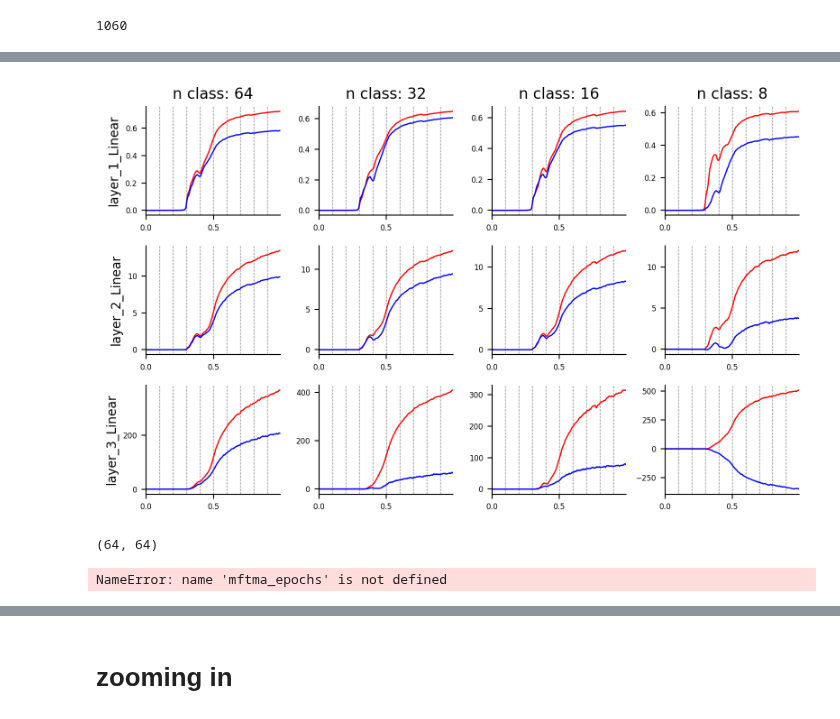
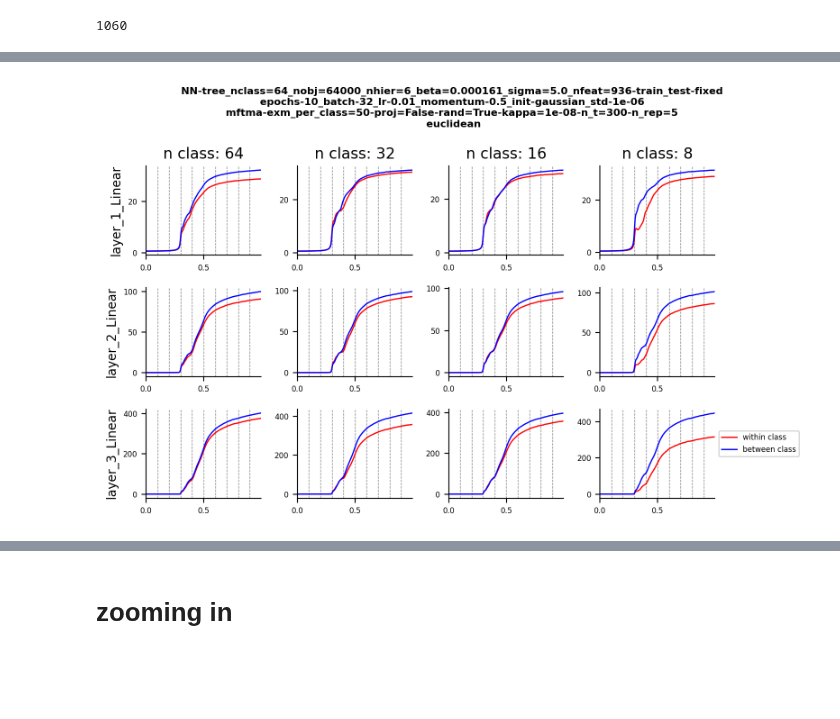
Before and after one commit to eghbalhosseini/neural_manifolds, a Jupyter notebook: inspect_center_covar.ipynb, the cells around one changed output, grey strips where cells are left out. Saved outputs shown, nothing was run; the diff lists cells and outputs as text; code cells hidden in the pictures; blank space fills up the shorter version.

```diff
--- a/inspect_center_covar.ipynb
+++ b/inspect_center_covar.ipynb
@@ -55,7 +55,7 @@ epoch_factor=1e3*np.ceil(np.max(batches)/1e3)
 epoch_batch=epoch_factor*epochs+batches
 # %%
 # load mftma files
-data_=pickle.load(open(os.path.join(analyze_dir,analyze_identifier,model_identifier,train_identifier, f'{model_identifier}_center_covar_pooled.pkl'), 'rb'))
+data_=pickle.load(open(os.path.join(analyze_dir,analyze_identifier,model_identifier,train_identifier, f'{model_identifier}_cosine_center_covar_pooled.pkl'), 'rb'))
 
 covar_res=data_['center_covar_results']
 #if not os.path.exists(os.path.join(result_dir,analyze_identifier,model_identifier)):
@@ -410,50 +423,46 @@ ax.plot(moving_average(x_bar,av_window),moving_average(hier_within_between[1][0,
 ax.plot(moving_average(x_bar,av_window),moving_average(hier_within_between[1][1,:],av_window),color=(0,0,1),linewidth=1)
 ax.spines['right'].set_visible(False)
 ax.spines['top'].set_visible(False)
 ax.vlines(epoch_bar,ax.get_ylim()[0],ax.get_ylim()[1],color=(.5,.5,.5),linestyle='dashed',linewidth=.5)
 ax.autoscale(enable=True, axis='x', tight=True)
 ax.autoscale(enable=True, axis='y', tight=True)
 
 
 
 
 ax=axes[10]
 ax.plot(moving_average(x_bar,av_window),moving_average(hier_within_between[2][0,:],av_window),color=(1,0,0),linewidth=1)
 ax.plot(moving_average(x_bar,av_window),moving_average(hier_within_between[2][1,:],av_window),color=(0,0,1),linewidth=1)
 ax.spines['right'].set_visible(False)
 ax.spines['top'].set_visible(False)
 ax.vlines(epoch_bar,ax.get_ylim()[0],ax.get_ylim()[1],color=(.5,.5,.5),linestyle='dashed',linewidth=.5)
 ax.autoscale(enable=True, axis='x', tight=True)
 ax.autoscale(enable=True, axis='y', tight=True)
 
 
 
 ax=axes[11]
-ax.plot(moving_average(x_bar,av_window),moving_average(hier_within_between[3][0,:],av_window),color=(1,0,0),linewidth=1)
-ax.plot(moving_average(x_bar,av_window),moving_average(hier_within_between[3][1,:],av_window),color=(0,0,1),linewidth=1)
+ax.plot(moving_average(x_bar,av_window),moving_average(hier_within_between[3][0,:],av_window),color=(1,0,0),linewidth=1,label='within class')
+ax.plot(moving_average(x_bar,av_window),moving_average(hier_within_between[3][1,:],av_window),color=(0,0,1),linewidth=1,label='between class')
 ax.spines['right'].set_visible(False)
 ax.spines['top'].set_visible(False)
 ax.vlines(epoch_bar,ax.get_ylim()[0],ax.get_ylim()[1],color=(.5,.5,.5),linestyle='dashed',linewidth=.5)
 ax.autoscale(enable=True, axis='x', tight=True)
 ax.autoscale(enable=True, axis='y', tight=True)
-
-
+ax.legend(bbox_to_anchor=(1, .5, 0.3, 0.3),fontsize=6)
+plt.suptitle(f" {model_identifier} \n {train_identifier} \n {analyze_identifier} \n {data_['distance_metric']}",fontsize=8, fontweight='bold')
 
 plt.tight_layout()
 # %% [output]
-[figure, old version]
+[figure, new version]
 # %%
 hier_within_class[0].shape
-# %% [output]
-(64, 64)
 # %%
 l_num=1
 layer_data=covar_res['layer_1_Linear']
 layer_mftma=[x['center_covar'] for x in layer_data]
 mftma_epoch_batch=epoch_factor*np.array(mftma_epochs[l_num])+np.array(mftma_batch[l_num])
 array_correspondance=[np.argwhere(x==epoch_batch) for x in mftma_epoch_batch]
-# %% [output]
-NameError: name 'mftma_epochs' is not defined
 # %%
 layer_cap=np.squeeze(np.stack([[y['capacities']for y in x] for x in layer_mftma]))
 
```
Also changed, not shown: parts of 12 cells of this notebook, 2 other files.
